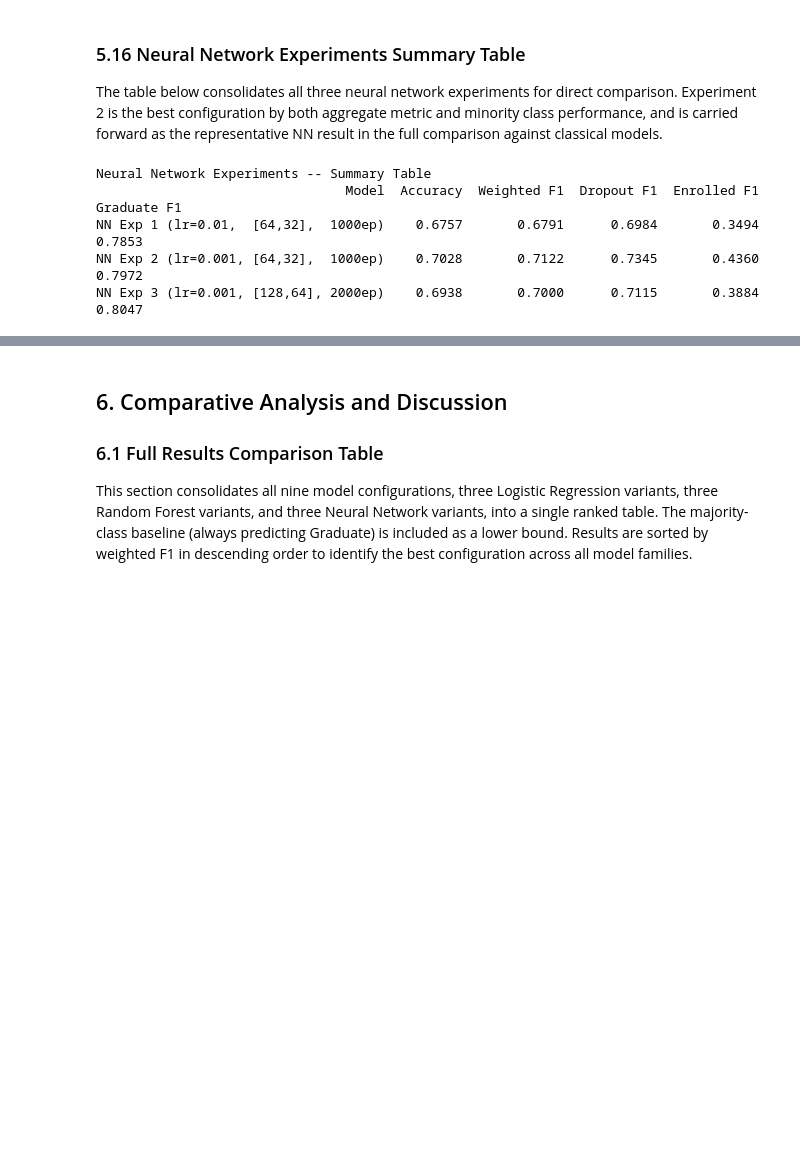
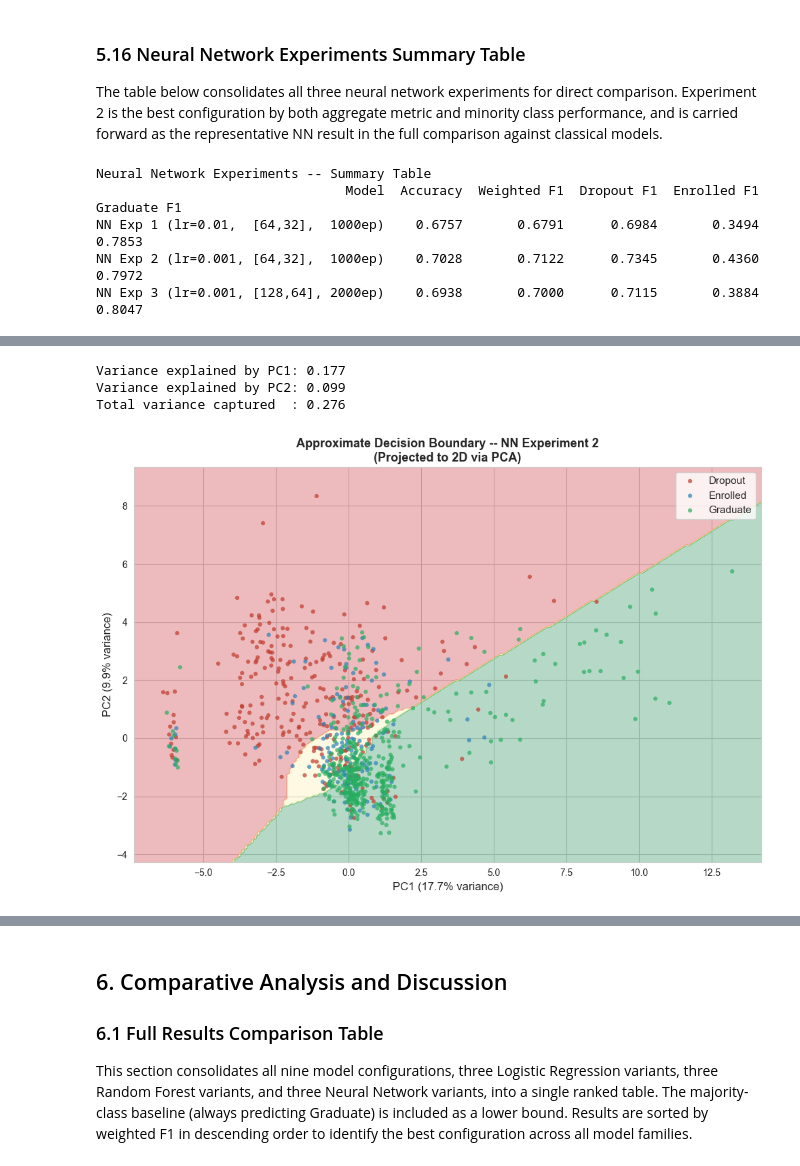
Before and after one commit to Ebi-Tech/academic-risk-classifier, a Jupyter notebook: Assignment1_DivineIfechukwude.ipynb, the cells around one changed output, grey strips where cells are left out. Cells and saved outputs as stored; diff of their text form; code cells hidden in the pictures; blank space fills up the shorter version.

```diff
--- a/Assignment1_DivineIfechukwude.ipynb
+++ b/Assignment1_DivineIfechukwude.ipynb
@@ -1030,5 +1106,5 @@ He, K., Zhang, X., Ren, S., & Sun, J. (2015). Delving deep into rectifiers: Surp
 # %%
-def initialise_parameters(layer_dims, seed=42):
+def build_network(layer_dims, seed=42):
     """
     He initialisation for ReLU networks.
     layer_dims: list of layer sizes e.g. [36, 64, 32, 3]
@@ -1046,7 +1122,7 @@ def initialise_parameters(layer_dims, seed=42):
 
 
 LAYER_DIMS   = [36, 64, 32, 3]
-params_test  = initialise_parameters(LAYER_DIMS)
+params_test  = build_network(LAYER_DIMS)
 
 print("Initialised parameter shapes:")
 for k, v in params_test.items():
@@ -1093,5 +1169,5 @@ X has shape (N, 36) and W1 has shape (36, 64), so Z1 has shape (N, 64). All inte
 # %%
-def forward_propagation(X, params):
+def forward_pass(X, params):
     """
     Computes forward pass through all three layers.
     Caches all intermediate values for backpropagation.
@@ -1121,8 +1197,8 @@ def forward_propagation(X, params):
 
 
 # Smoke test
-params_test = initialise_parameters(LAYER_DIMS)
-A3_test, cache_test = forward_propagation(
+params_test = build_network(LAYER_DIMS)
+A3_test, cache_test = forward_pass(
     X_train_scaled[:5], params_test)
 print("Forward pass smoke test (5 samples):")
 print(f"  Output shape : {A3_test.shape}")
@@ -1288,7 +1362,7 @@ $$b^{[l]} \leftarrow b^{[l]} - \alpha \cdot \frac{\partial \mathcal{L}}{\partial
 
 $\alpha$ is the learning rate, controlling the step size taken in the direction of the negative gradient at each update. Too large a learning rate causes the loss to oscillate or diverge. Too small a rate causes training to be very slow or get stuck in a local minimum.
 # %%
-def update_parameters(params, grads, learning_rate):
+def apply_gradients(params, grads, learning_rate):
     """
     Vanilla gradient descent parameter update.
     Subtracts gradient scaled by learning rate from each parameter.
@@ -1303,5 +1377,5 @@ def update_parameters(params, grads, learning_rate):
     return updated
 
 
-print("update_parameters function ready.")
+print("apply_gradients function ready.")
 # %% [output]
@@ -1516,8 +1599,8 @@ EXP2_EPOCHS = 1000
 print("=== Experiment 2: lr=0.001, hidden=[64,32], epochs=1000 ===\n")
 
 params_exp2, history_exp2 = train(
-    X_train_scaled, Y_train_oh, y_train,
-    X_test_scaled,  Y_test_oh,  y_test,
+    X_train_scaled, train_targets, y_train,
+    X_test_scaled,  test_targets,  y_test,
     layer_dims    = EXP2_DIMS,
     learning_rate = EXP2_LR,
     epochs        = EXP2_EPOCHS,
@@ -1528,7 +1611,7 @@ params_exp2, history_exp2 = train(
 plot_learning_curves(history_exp2,
     "Exp 2 (lr=0.001, [64,32], 1000 epochs)")
 
-y_pred_nn2  = predict(X_test_scaled, params_exp2)
+y_pred_nn2  = get_predictions(X_test_scaled, params_exp2)
 metrics_nn2 = compute_metrics(y_test, y_pred_nn2)
 print_metrics(metrics_nn2,
     "Neural Network — Exp 2 (lr=0.001, [64,32])")
@@ -1702,0 +2021,53 @@ NN Exp 3 (lr=0.001, [128,64], 2000ep)    0.6938       0.7000      0.7115       0
+# %%
+from sklearn.decomposition import PCA
+
+pca = PCA(n_components=2, random_state=RANDOM_STATE)
+X_train_pca = pca.fit_transform(X_train_scaled)
+X_test_pca  = pca.transform(X_test_scaled)
+
+var_explained = pca.explained_variance_ratio_
+print(f'Variance explained by PC1: {var_explained[0]:.3f}')
+print(f'Variance explained by PC2: {var_explained[1]:.3f}')
+print(f'Total variance captured  : {sum(var_explained):.3f}')
+
+x_min, x_max = X_test_pca[:,0].min()-1, X_test_pca[:,0].max()+1
+y_min, y_max = X_test_pca[:,1].min()-1, X_test_pca[:,1].max()+1
+xx, yy = np.meshgrid(np.linspace(x_min, x_max, 200),
+                     np.linspace(y_min, y_max, 200))
+grid_pca = np.c_[xx.ravel(), yy.ravel()]
+
+grid_36d = pca.inverse_transform(grid_pca)
+
+A3_grid, _ = forward_pass(grid_36d, params_exp2)
+Z_grid = np.argmax(A3_grid, axis=1).reshape(xx.shape)
+
+fig, ax = plt.subplots(figsize=(10, 7))
+cmap_bg  = plt.cm.RdYlGn
+cmap_pts = ['#c0392b', '#2980b9', '#27ae60']
+class_names_pca = ['Dropout', 'Enrolled', 'Graduate']
+
+ax.contourf(xx, yy, Z_grid, alpha=0.3, cmap=cmap_bg)
+
+for cls_idx, (cls_name, color) in enumerate(
+        zip(class_names_pca, cmap_pts)):
+    mask = y_test == cls_idx
+    ax.scatter(X_test_pca[mask, 0], X_test_pca[mask, 1],
+               c=color, label=cls_name,
+               s=20, alpha=0.7, edgecolors='none')
+
+ax.set_xlabel(
+    f'PC1 ({var_explained[0]*100:.1f}% variance)', fontsize=12)
+ax.set_ylabel(
+    f'PC2 ({var_explained[1]*100:.1f}% variance)', fontsize=12)
+ax.set_title(
+    'Approximate Decision Boundary -- NN Experiment 2\n'
+    '(Projected to 2D via PCA)',
+    fontsize=13, fontweight='bold')
+ax.legend(fontsize=11)
+plt.tight_layout()
+plt.show()
+# %% [output]
+Variance explained by PC1: 0.177
+Variance explained by PC2: 0.099
+Total variance captured  : 0.276
+[figure, added]
```
Also changed, not shown: parts of 57 cells of this notebook.
